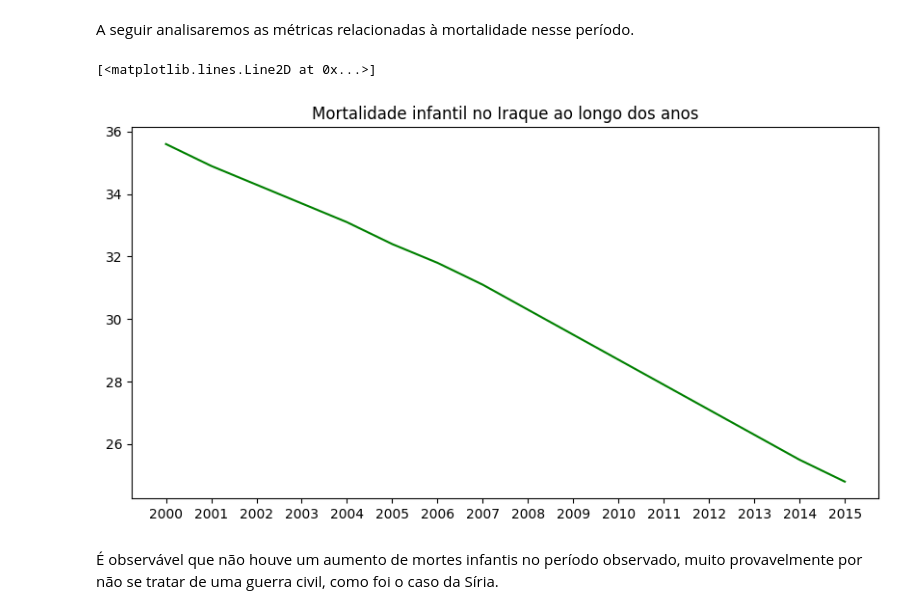
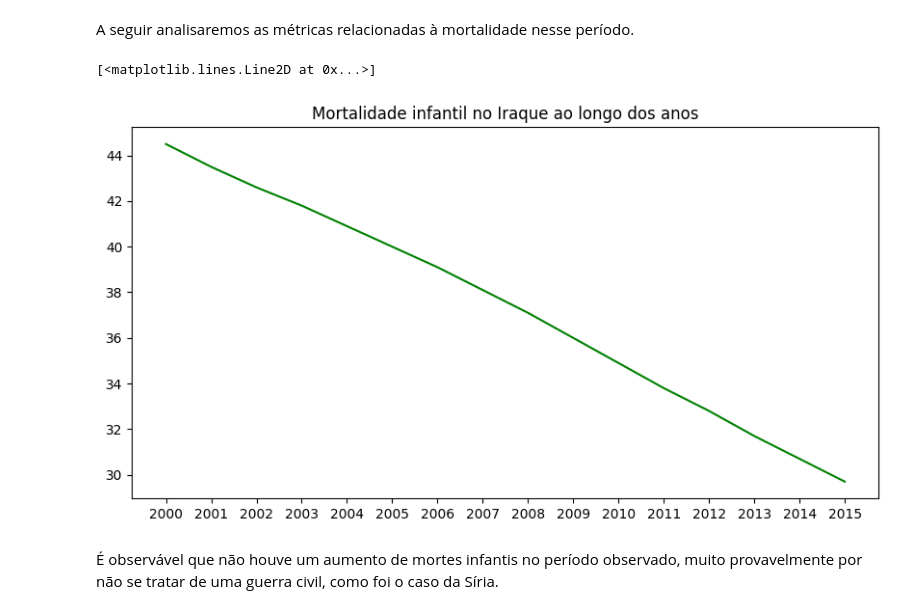
Before and after one commit to carolinabrandao/ICDProjetoFinal, a Jupyter notebook: EDA.ipynb, the cells around one changed output. Drawn from its saved outputs; the diff is of its cells as text; code cells hidden in the pictures.

```diff
--- a/EDA.ipynb
+++ b/EDA.ipynb
@@ -418,12 +456,12 @@ Vemos a partir do gráfico que de 2000 a 2007 houve uma queda na expectativa de
 # %%
 #mortalidade infantil ao longo dos anos
 plt.figure(figsize=(10, 5))
 plt.xticks(np.arange(2000, 2016, 1.0))
 plt.title('Mortalidade infantil no Iraque ao longo dos anos')
-plt.plot(iraq['year'], iraq['infant_deaths'], color = 'green')
+plt.plot(iraq['year'], iraq['under_five_deaths'], color = 'green')
 # %% [output]
 [<matplotlib.lines.Line2D at 0x...>]
-[figure, old version]
+[figure, new version]
 # %% [markdown]
 É observável que não houve um aumento de mortes infantis no período observado, muito provavelmente por não se tratar de uma guerra civil, como foi o caso da Síria.
 # %%
```
Also changed, not shown: parts of 14 cells of this notebook.
